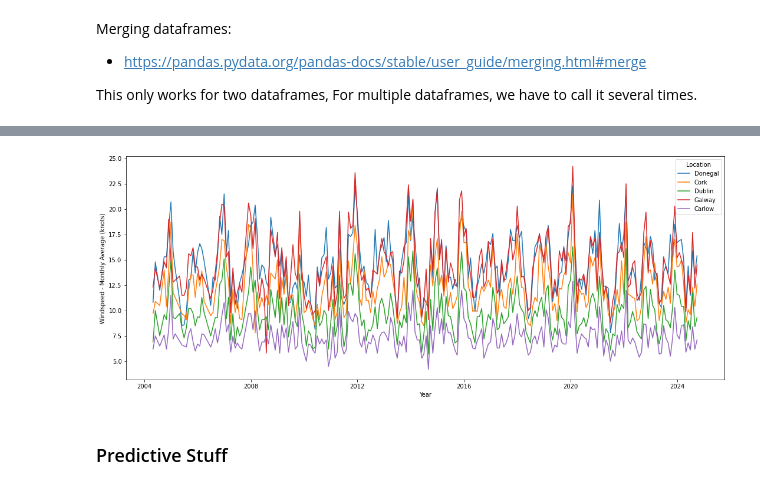
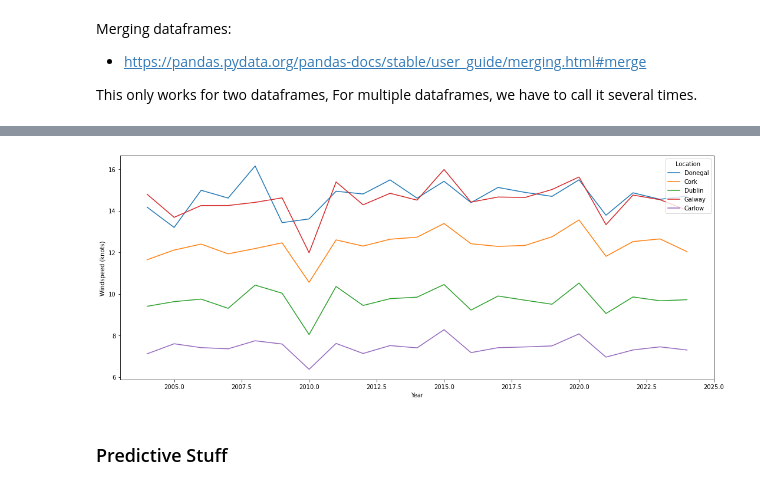
Before and after one commit to holmstead/PFDA, a Jupyter notebook: project/windspeed.ipynb, the cells around one changed output, grey strips where cells are left out. Saved outputs shown, nothing was run; the diff lists cells and outputs as text; code cells hidden in the pictures.

```diff
--- a/project/windspeed.ipynb
+++ b/project/windspeed.ipynb
@@ -162,6 +275,9 @@ Windseed isnt numeric. Convert entire df to numeric first.
 # %%
 # convert to all columns to numeric
-combined_wdsp_df = combined_wdsp_df.apply(pd.to_numeric, errors='coerce')
+#combined_wdsp_df = combined_wdsp_df.apply(pd.to_numeric, errors='coerce')
+
+# Convert all columns to numeric, except the 'date' column
+combined_wdsp_df = combined_wdsp_df.apply(lambda x: pd.to_numeric(x, errors='coerce') if x.name != 'date' else x)
 # %%
 # check df again
 combined_wdsp_df.dtypes
@@ -176,4 +291 @@ wdsp_carlow     float64
 dtype: object
-# %%
-# Combine 'year' and 'month' into a single 'date' column
-combined_wdsp_df['date'] = pd.to_datetime(combined_wdsp_df[['year', 'month']].assign(day=1))
@@ -180,3 +309,6 @@ combined_wdsp_df['date'] = pd.to_datetime(combined_wdsp_df[['year', 'month']].as
+# %%
+# Extract the year from date columne, and create a new column
+combined_wdsp_df['year'] = combined_wdsp_df['date'].dt.year
 # %%
 combined_wdsp_df
 # %% [output]
@@ -195,0 +328,6 @@ combined_wdsp_df
+# %%
+# Group by 'date' and calculate the mean temperature for each day
+mean_yearly_wdsp_df = combined_wdsp_df.groupby('year').mean().reset_index()
+
+# If needed, filter only the columns you are interested in (e.g., windspeed columns)
+mean_yearly_wdsp_df = mean_yearly_wdsp_df[['year', 'wdsp_donegal', 'wdsp_cork', 'wdsp_dublin', 'wdsp_galway', 'wdsp_carlow']]
@@ -196,22 +355,22 @@ combined_wdsp_df
 # %%
 # plot line using seaborn
 fig, ax = plt.subplots(figsize=(15, 6))
 
-sns.lineplot(data=combined_wdsp_df, x='date', y='wdsp_donegal', label='Donegal')
-sns.lineplot(data=combined_wdsp_df, x='date', y='wdsp_cork', label='Cork')
-sns.lineplot(data=combined_wdsp_df, x='date', y='wdsp_dublin', label='Dublin')
-sns.lineplot(data=combined_wdsp_df, x='date', y='wdsp_galway', label='Galway')
-sns.lineplot(data=combined_wdsp_df, x='date', y='wdsp_carlow', label='Carlow')
+sns.lineplot(data=mean_yearly_wdsp_df, x='year', y='wdsp_donegal', label='Donegal')
+sns.lineplot(data=mean_yearly_wdsp_df, x='year', y='wdsp_cork', label='Cork')
+sns.lineplot(data=mean_yearly_wdsp_df, x='year', y='wdsp_dublin', label='Dublin')
+sns.lineplot(data=mean_yearly_wdsp_df, x='year', y='wdsp_galway', label='Galway')
+sns.lineplot(data=mean_yearly_wdsp_df, x='year', y='wdsp_carlow', label='Carlow')
 
 # decorate the plot
 plt.xlabel("Year")
-plt.ylabel("Windspeed - Monthly Average (knots)")
+plt.ylabel("Windspeed (knots)")
 #plt.title(f"wi")
-plt.legend(title='Location')
+plt.legend(title='Location', loc='upper right')
 
 plt.tight_layout()
 # %% [output]
-[figure, old version]
+[figure, new version]
 # %% [markdown]
 ### Predictive Stuff
 # %% [markdown]
```
Also changed, not shown: parts of 47 cells of this notebook.
